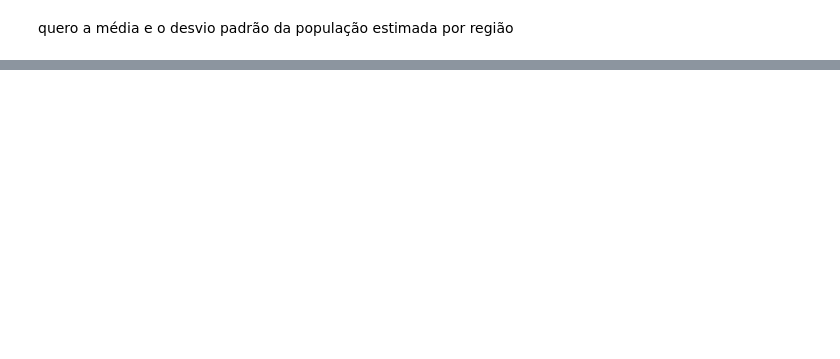
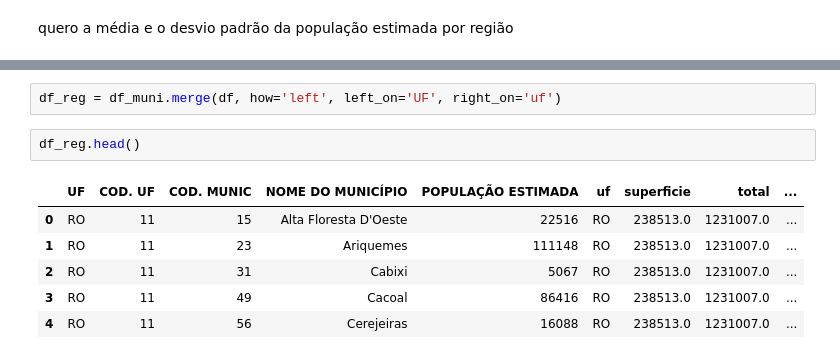
Before and after one commit to robertosgpontes/tec_prog_1, a Jupyter notebook: Pandas.ipynb, the cells around one changed output, grey strips where cells are left out. Drawn from its saved outputs; the diff is of its cells as text; blank space fills up the shorter version.

```diff
--- a/Pandas.ipynb
+++ b/Pandas.ipynb
@@ -1597,0 +1713,11 @@ quero a média e o desvio padrão da população estimada por região
+# %%
+df_reg = df_muni.merge(df, how='left', left_on='UF', right_on='uf')
+# %%
+df_reg.head()
+# %% [output]
+|  | UF | COD. UF | COD. MUNIC | NOME DO MUNICÍPIO | POPULAÇÃO ESTIMADA | uf | superficie | total | ... |
+| 0 | RO | 11 | 15 | Alta Floresta D'Oeste | 22516 | RO | 238513.0 | 1231007.0 | ... |
+| 1 | RO | 11 | 23 | Ariquemes | 111148 | RO | 238513.0 | 1231007.0 | ... |
+| 2 | RO | 11 | 31 | Cabixi | 5067 | RO | 238513.0 | 1231007.0 | ... |
+| 3 | RO | 11 | 49 | Cacoal | 86416 | RO | 238513.0 | 1231007.0 | ... |
+| 4 | RO | 11 | 56 | Cerejeiras | 16088 | RO | 238513.0 | 1231007.0 | ... |
```
Also changed, not shown: parts of 35 cells of this notebook.
